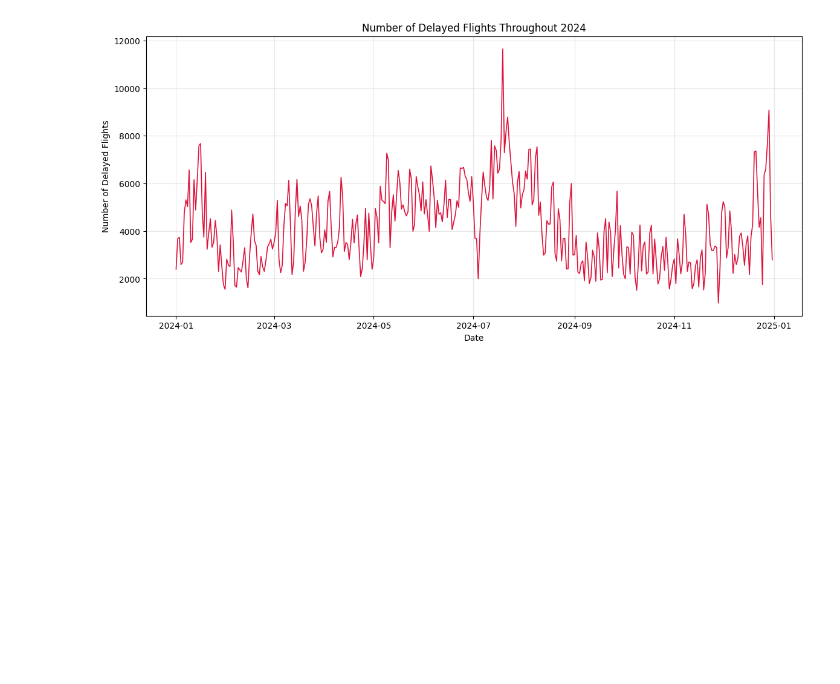
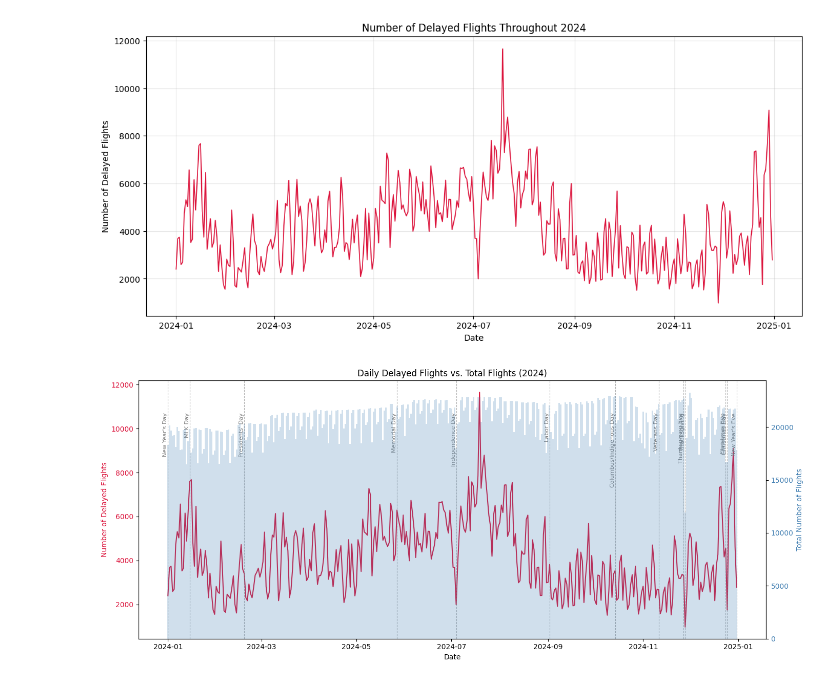
Before and after one commit to elenayzhu/mie368, a Jupyter notebook: individual-eda/Elena's_EDA.ipynb, the cells around one changed output. Drawn from its saved outputs; the diff is of its cells as text; code cells hidden in the pictures; blank space fills up the shorter version.

```diff
--- a/individual-eda/Elena's_EDA.ipynb
+++ b/individual-eda/Elena's_EDA.ipynb
@@ -272,15 +402,68 @@ plt.grid(True, alpha=0.3)
 plt.show()
 # %% [output]
 [figure]
-# %%
-holidays = {
-    'New Year': '2024-01-01',
-    'Memorial Day': '2024-05-27',
-    'Independence Day': '2024-07-04',
-    'Labor Day': '2024-09-02',
-    'Thanksgiving': '2024-11-28',
-    'Christmas': '2024-12-25'
-}
-for name, date in holidays.items():
-    plt.axvline(pd.to_datetime(date), color='gray', linestyle='--', alpha=0.6)
-    plt.text(pd.to_datetime(date), daily_delay['DELAYED_FLIGHTS'].max()*0.9, name, rotation=90, fontsize=8)
+# %%
+import matplotlib.pyplot as plt
+import pandas as pd
+
+# 1) Prep (works with your existing DF)
+flight_data['IS_DELAYED'] = flight_data['DEP_DELAY_NEW'] >= 15
+flight_data['DATE'] = pd.to_datetime(
+    flight_data[['YEAR','MONTH','DAY_OF_MONTH']].rename(
+        columns={'YEAR':'year','MONTH':'month','DAY_OF_MONTH':'day'}
+    )
+)
+
+# 2) Daily aggregates
+daily = flight_data.groupby('DATE').agg(
+    TOTAL_FLIGHTS=('IS_DELAYED','count'),
+    DELAYED_FLIGHTS=('IS_DELAYED','sum')
+).reset_index()
+
+# 3) Plot: delayed (line) + total flights (bars) with holiday markers
+fig, ax1 = plt.subplots(figsize=(14,6))
+
+# Delayed flights (left axis)
+ax1.plot(daily['DATE'], daily['DELAYED_FLIGHTS'],
+         color='crimson', linewidth=1.5, label='Delayed Flights')
+ax1.set_ylabel('Number of Delayed Flights', color='crimson')
+ax1.tick_params(axis='y', labelcolor='crimson')
+
+# Total flights (right axis)
+ax2 = ax1.twinx()
+ax2.bar(daily['DATE'], daily['TOTAL_FLIGHTS'],
+        color='steelblue', alpha=0.25, width=1.0, label='Total Flights')
+ax2.set_ylabel('Total Number of Flights', color='steelblue')
+ax2.tick_params(axis='y', labelcolor='steelblue')
+
+ax1.set_title('Daily Delayed Flights vs. Total Flights (2024)')
+ax1.set_xlabel('Date')
+
+# 4) Significant US holidays (2024)
+holidays = {
+    'New Year\'s Day': '2024-01-01',
+    'MLK Day': '2024-01-15',
+    'Presidents\' Day': '2024-02-19',
+    'Memorial Day': '2024-05-27',
+    'Independence Day': '2024-07-04',
+    'Labor Day': '2024-09-02',
+    'Columbus/Indigenous Day': '2024-10-14',
+    'Veterans Day': '2024-11-11',
+    'Thanksgiving': '2024-11-28',
+    'Christmas Day': '2024-12-25',
+    # high-travel eves
+    'Thanksgiving Eve': '2024-11-27',
+    'Christmas Eve': '2024-12-24',
+    'New Year\'s Eve': '2024-12-31',
+}
+
+ypos = daily['DELAYED_FLIGHTS'].max() * 0.92  # annotation height
+for name, d in holidays.items():
+    x = pd.to_datetime(d)
+    ax1.axvline(x, color='gray', linestyle='--', alpha=0.6, linewidth=0.8)
+    ax1.text(x, ypos, name, rotation=90, va='top', ha='right', fontsize=8, color='gray')
+
+fig.tight_layout()
+plt.show()
+# %% [output]
+[figure, added]
```
Also changed, not shown: parts of 12 cells of this notebook.
